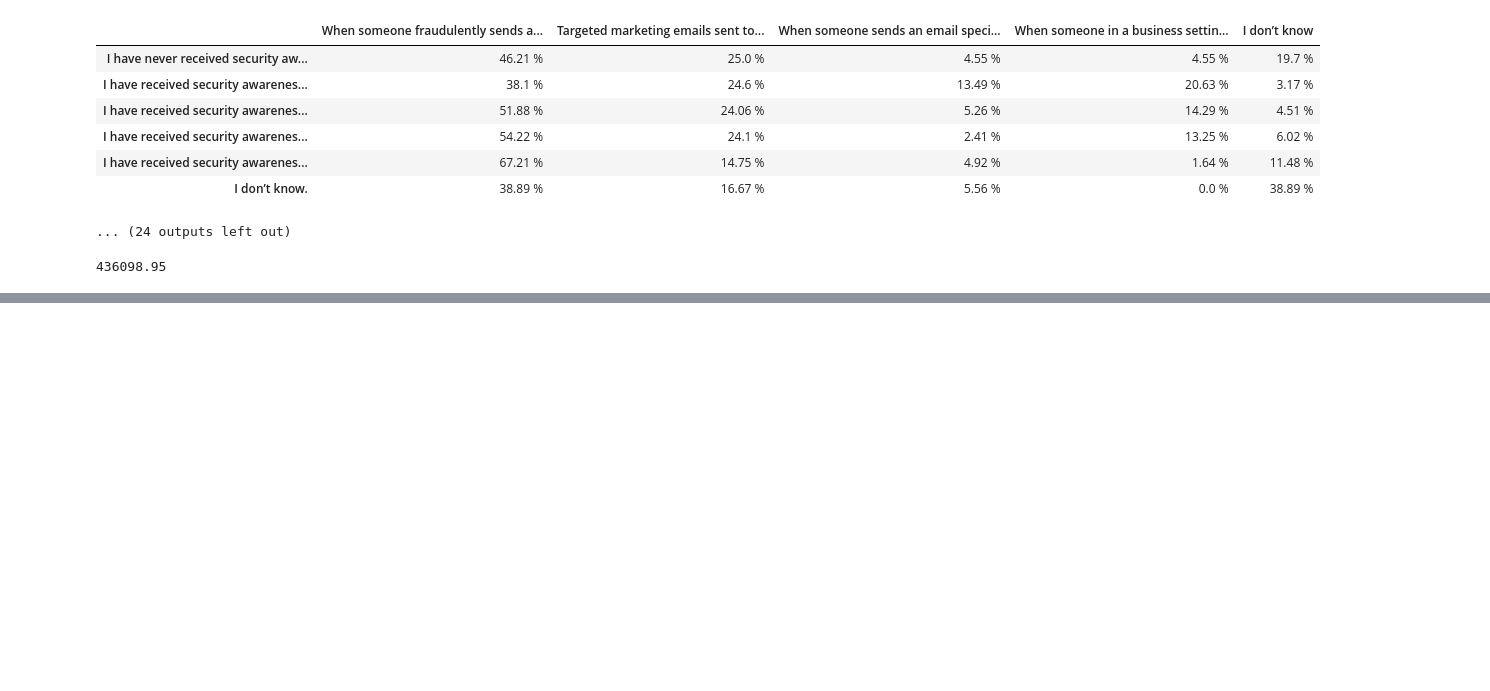
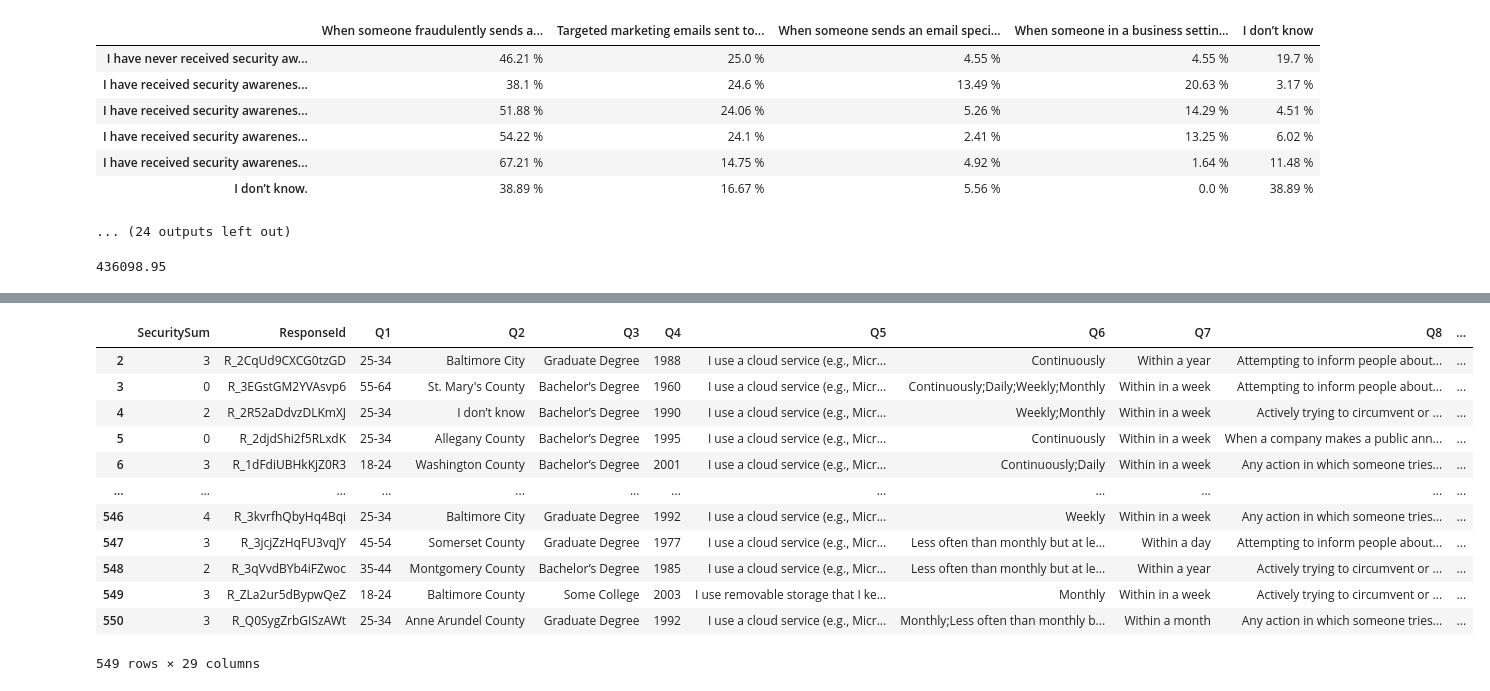
Before and after one commit to jstelnik/MarylandCybersecurityAnalysis, a Jupyter notebook: plots.ipynb, the cells around one changed output, grey strips where cells are left out. Drawn from its saved outputs; the diff is of its cells as text; code cells hidden in the pictures; blank space fills up the shorter version.

```diff
--- a/plots.ipynb
+++ b/plots.ipynb
@@ -1278,0 +3474,16 @@ plt.show()
+# %%
+myData
+# %% [output]
+|  | SecuritySum | ResponseId | Q1 | Q2 | Q3 | Q4 | Q5 | Q6 | Q7 | Q8 | ... |
+| 2 | 3 | R_2CqUd9CXCG0tzGD | 25-34 | Baltimore City | Graduate Degree | 1988 | I use a cloud service (e.g., Micr... | Continuously | Within a year | Attempting to inform people about... | ... |
+| 3 | 0 | R_3EGstGM2YVAsvp6 | 55-64 | St. Mary's County | Bachelor’s Degree | 1960 | I use a cloud service (e.g., Micr... | Continuously;Daily;Weekly;Monthly | Within in a week | Attempting to inform people about... | ... |
+| 4 | 2 | R_2R52aDdvzDLKmXJ | 25-34 | I don’t know | Bachelor’s Degree | 1990 | I use a cloud service (e.g., Micr... | Weekly;Monthly | Within in a week | Actively trying to circumvent or ... | ... |
+| 5 | 0 | R_2djdShi2f5RLxdK | 25-34 | Allegany County | Bachelor’s Degree | 1995 | I use a cloud service (e.g., Micr... | Continuously | Within in a week | When a company makes a public ann... | ... |
+| 6 | 3 | R_1dFdiUBHkKjZ0R3 | 18-24 | Washington County | Bachelor’s Degree | 2001 | I use a cloud service (e.g., Micr... | Continuously;Daily | Within in a week | Any action in which someone tries... | ... |
+| ... | ... | ... | ... | ... | ... | ... | ... | ... | ... | ... | ... |
+| 546 | 4 | R_3kvrfhQbyHq4Bqi | 25-34 | Baltimore City | Graduate Degree | 1992 | I use a cloud service (e.g., Micr... | Weekly | Within in a week | Any action in which someone tries... | ... |
+| 547 | 3 | R_3jcjZzHqFU3vqJY | 45-54 | Somerset County | Graduate Degree | 1977 | I use a cloud service (e.g., Micr... | Less often than monthly but at le... | Within a day | Attempting to inform people about... | ... |
+| 548 | 2 | R_3qVvdBYb4iFZwoc | 35-44 | Montgomery County | Bachelor’s Degree | 1985 | I use a cloud service (e.g., Micr... | Less often than monthly but at le... | Within a year | Actively trying to circumvent or ... | ... |
+| 549 | 3 | R_ZLa2ur5dBypwQeZ | 18-24 | Baltimore County | Some College | 2003 | I use removable storage that I ke... | Monthly | Within in a week | Actively trying to circumvent or ... | ... |
+| 550 | 3 | R_Q0SygZrbGISzAWt | 25-34 | Anne Arundel County | Graduate Degree | 1992 | I use a cloud service (e.g., Micr... | Monthly;Less often than monthly b... | Within a month | Any action in which someone tries... | ... |
+549 rows × 29 columns
```
Also changed, not shown: parts of 9 cells of this notebook, 11 other files.
